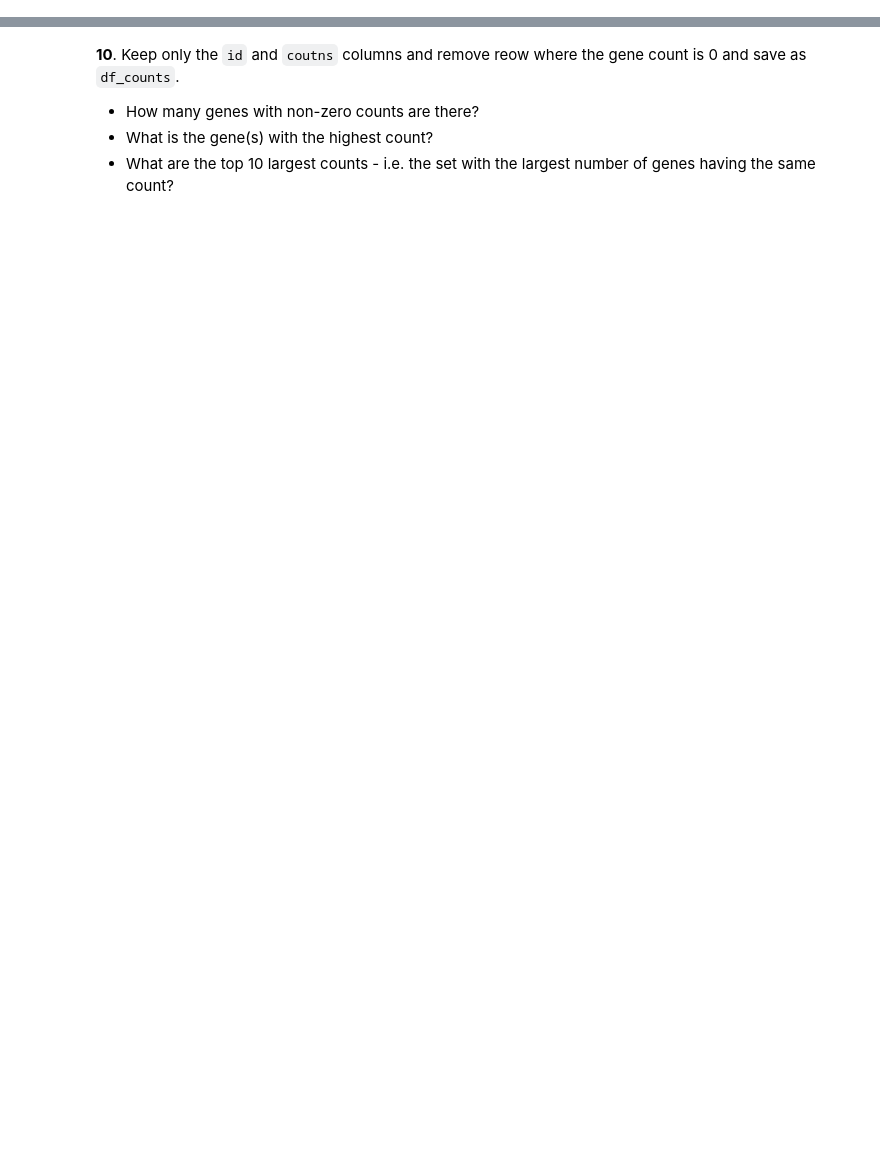
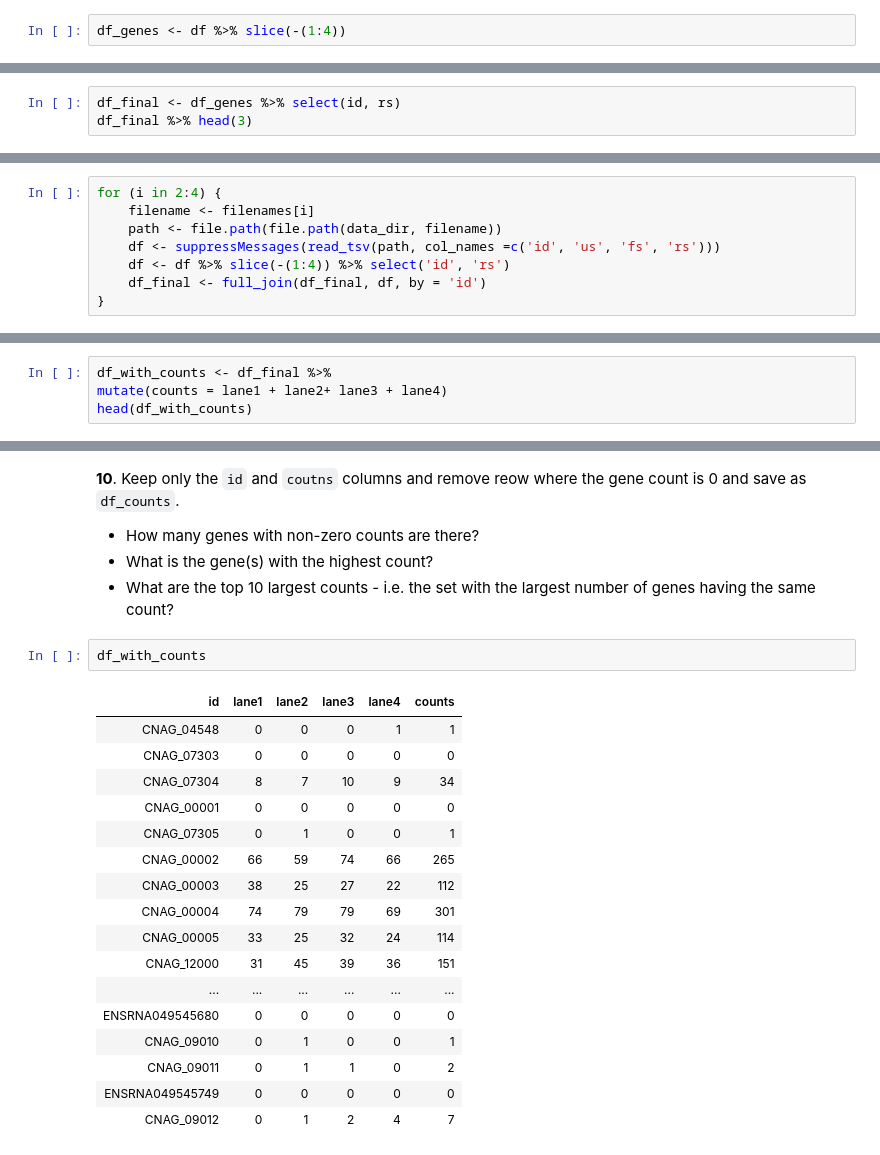
Before and after one commit to ofetad/HTS-notebooks, a Jupyter notebook: cliburn/R_tidyverse_Exercise_Solutions.ipynb, the cells around one changed output, grey strips where cells are left out. Cells and saved outputs as stored; diff of their text form; blank space fills up the shorter version.

```diff
--- a/cliburn/R_tidyverse_Exercise_Solutions.ipynb
+++ b/cliburn/R_tidyverse_Exercise_Solutions.ipynb
@@ -60,2 +107,4 @@ found in the directory
 # %% [markdown]
 **5**. Save the lines from 5 onwards into a new `data.frame`  called `df_genes`.
+# %%
+df_genes <- df %>% slice(-(1:4))
@@ -62,2 +118,5 @@ found in the directory
 # %% [markdown]
 **6**. Create a new file from `df_genes` contining only the 1st and 4th columns and save as a new variable `df_final`.
+# %%
+df_final <- df_genes %>% select(id, rs)
+df_final %>% head(3)
@@ -64,5 +128,13 @@ found in the directory
 # %% [markdown]
 **7**. Now do steps 3, 5 and 6 for the other 3 files using a loop, and combine them with `df_final` using `full_join` on the `id` column to end up with a data.frame with 5 columns (id and 4 count columns).
+# %%
+for (i in 2:4) {
+    filename <- filenames[i]
+    path <- file.path(file.path(data_dir, filename))
+    df <- suppressMessages(read_tsv(path, col_names =c('id', 'us', 'fs', 'rs')))
+    df <- df %>% slice(-(1:4)) %>% select('id', 'rs')
+    df_final <- full_join(df_final, df, by = 'id')
+}
 # %% [markdown]
 **8**. Rename the counts columns as `lane1`, `lane2`, `lane3` and `lane4`. At this point you should have a `data.frame` that looks like this
 
@@ -74,2 +155,6 @@ found in the directory
 # %% [markdown]
 **9**. Create a new column containng the sum of lanes 1-4 called `counts` and save as `df_wiht_counts`.
+# %%
+df_with_counts <- df_final %>%
+mutate(counts = lane1 + lane2+ lane3 + lane4)
+head(df_with_counts)
@@ -79,3 +193,23 @@ found in the directory
 - How many genes with non-zero counts are there?
 - What is the gene(s) with the highest count?
 - What are the top 10 largest counts - i.e. the set with the largest number of genes having the same count?
+# %%
+df_with_counts
+# %% [output]
+| id | lane1 | lane2 | lane3 | lane4 | counts |
+| CNAG_04548 | 0 | 0 | 0 | 1 | 1 |
+| CNAG_07303 | 0 | 0 | 0 | 0 | 0 |
+| CNAG_07304 | 8 | 7 | 10 | 9 | 34 |
+| CNAG_00001 | 0 | 0 | 0 | 0 | 0 |
+| CNAG_07305 | 0 | 1 | 0 | 0 | 1 |
+| CNAG_00002 | 66 | 59 | 74 | 66 | 265 |
+| CNAG_00003 | 38 | 25 | 27 | 22 | 112 |
+| CNAG_00004 | 74 | 79 | 79 | 69 | 301 |
+| CNAG_00005 | 33 | 25 | 32 | 24 | 114 |
+| CNAG_12000 | 31 | 45 | 39 | 36 | 151 |
+| ... | ... | ... | ... | ... | ... |
+| ENSRNA049545680 | 0 | 0 | 0 | 0 | 0 |
+| CNAG_09010 | 0 | 1 | 0 | 0 | 1 |
+| CNAG_09011 | 0 | 1 | 1 | 0 | 2 |
+| ENSRNA049545749 | 0 | 0 | 0 | 0 | 0 |
+| CNAG_09012 | 0 | 1 | 2 | 4 | 7 |
```
Also changed, not shown: parts of 21 cells of this notebook, 1 other file.
